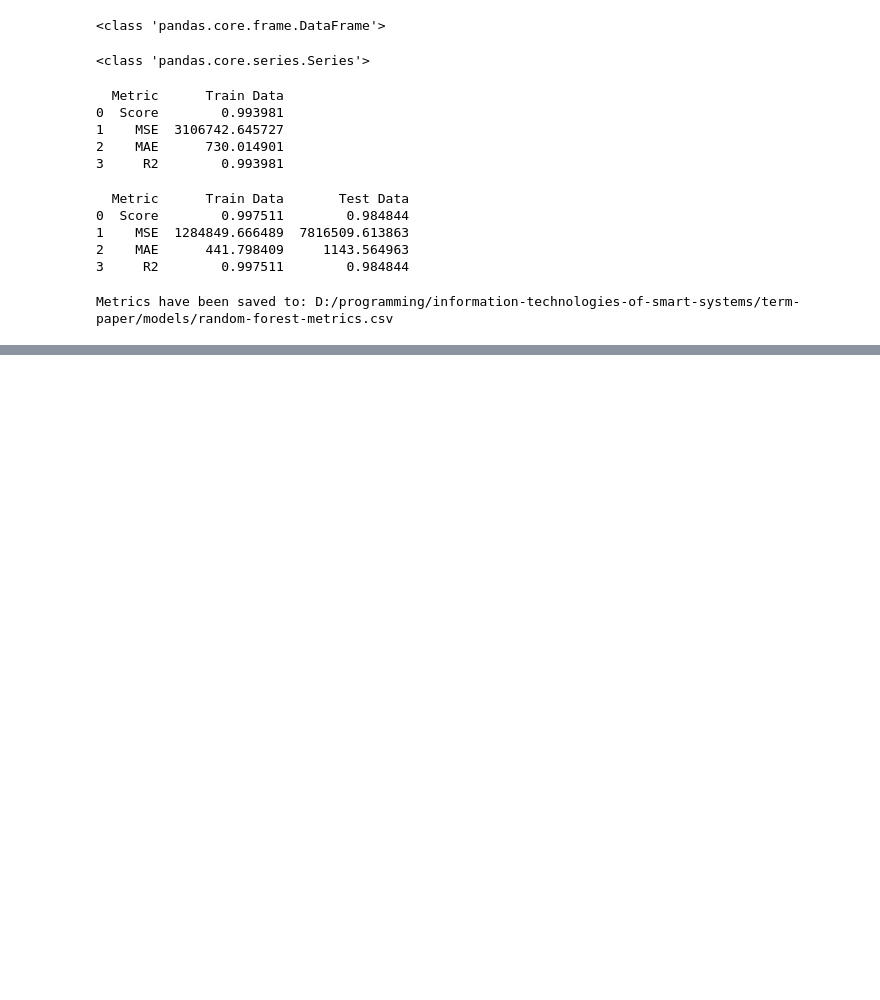
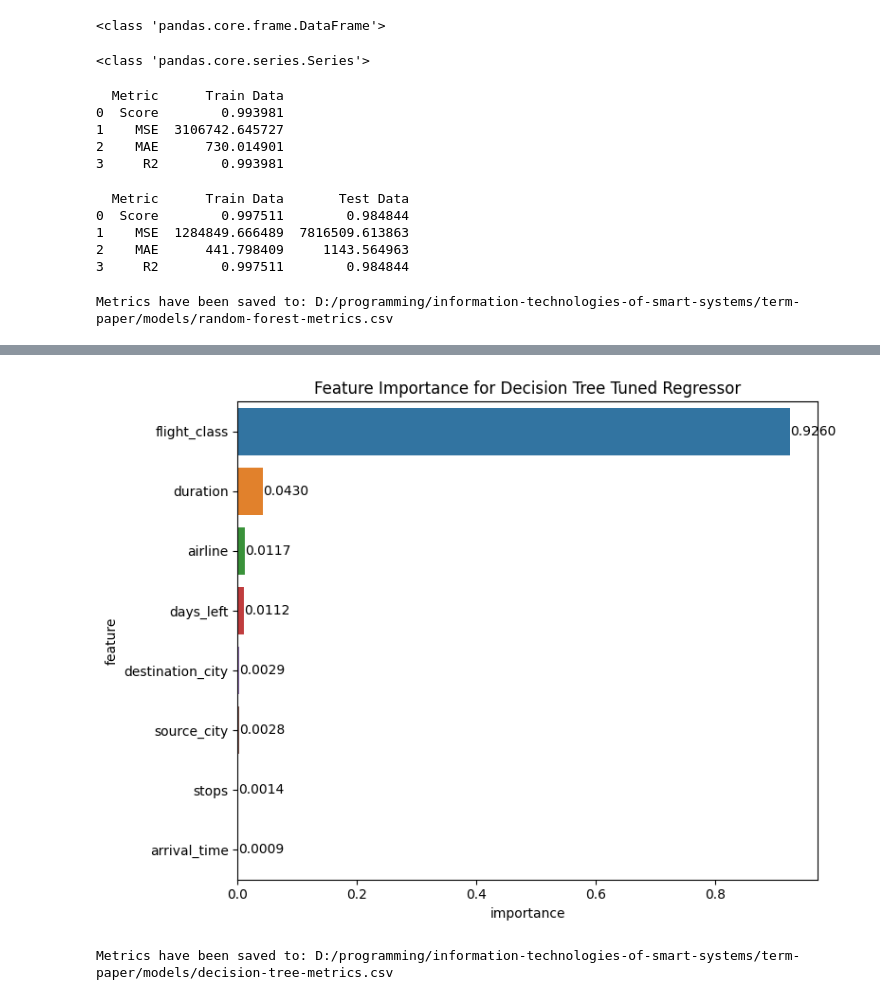
Before and after one commit to ahilah/Flight-Price-Prediction-Model, a Jupyter notebook: pipeline/model-training.ipynb, the cells around one changed output, grey strips where cells are left out. Drawn from its saved outputs; the diff is of its cells as text; code cells hidden in the pictures; blank space fills up the shorter version.

Commit message:
dtree is trained and saved

```diff
--- a/pipeline/model-training.ipynb
+++ b/pipeline/model-training.ipynb
@@ -612,0 +673,3 @@ with open(rf_final_path, 'wb') as file:
+# %%
+# split data
+X_train, X_test, y_train, y_test = train_test_split(X, y, test_size=0.2, random_state=42)
@@ -612,0 +681,4 @@ with open(rf_final_path, 'wb') as file:
+# %%
+# convert data to Series
+if isinstance(y_train, pd.DataFrame):
+    y_train = y_train.iloc[:, 0]
@@ -612,0 +695,4 @@ with open(rf_final_path, 'wb') as file:
+# %%
+# convert data to Series
+if isinstance(y_test, pd.DataFrame):
+    y_test = y_test.iloc[:, 0]
@@ -612,0 +775,24 @@ with open(rf_final_path, 'wb') as file:
+# %%
+# plot for feature importance
+rankings = ml_model.feature_importances_.tolist()
+importance = pd.DataFrame(sorted(zip(X_train.columns, rankings),
+                            reverse=True), columns=["feature", "importance"]).sort_values("importance",ascending = False)
+
+plt.figure(figsize=(8,6))
+sns.barplot(x="importance",
+            y="feature",
+            data=importance[:8])
+
+# add R2 values above each bar
+for i, v in enumerate(importance['importance'][:8]):
+    plt.text(v, i, f'{v:.4f}', ha='left', va='center', color='black')
+
+plt.title('Feature Importance for Decision Tree Tuned Regressor')
+plt.tight_layout()
+
+# save as image to file
+plt.savefig('D:/programming/information-technologies-of-smart-systems/term-paper/models/feature_dtree_tuned_importance.png', format='png', dpi=300)
+
+plt.show()
+# %% [output]
+[figure, added]
@@ -612,0 +805,5 @@ with open(rf_final_path, 'wb') as file:
+# %%
+# print a message confirming the file has been saved
+print("Metrics have been saved to:", file_path)
+# %% [output]
+Metrics have been saved to: D:/programming/information-technologies-of-smart-systems/term-paper/models/decision-tree-metrics.csv
```
Also changed, not shown: parts of 23 cells of this notebook, 2 other files.
